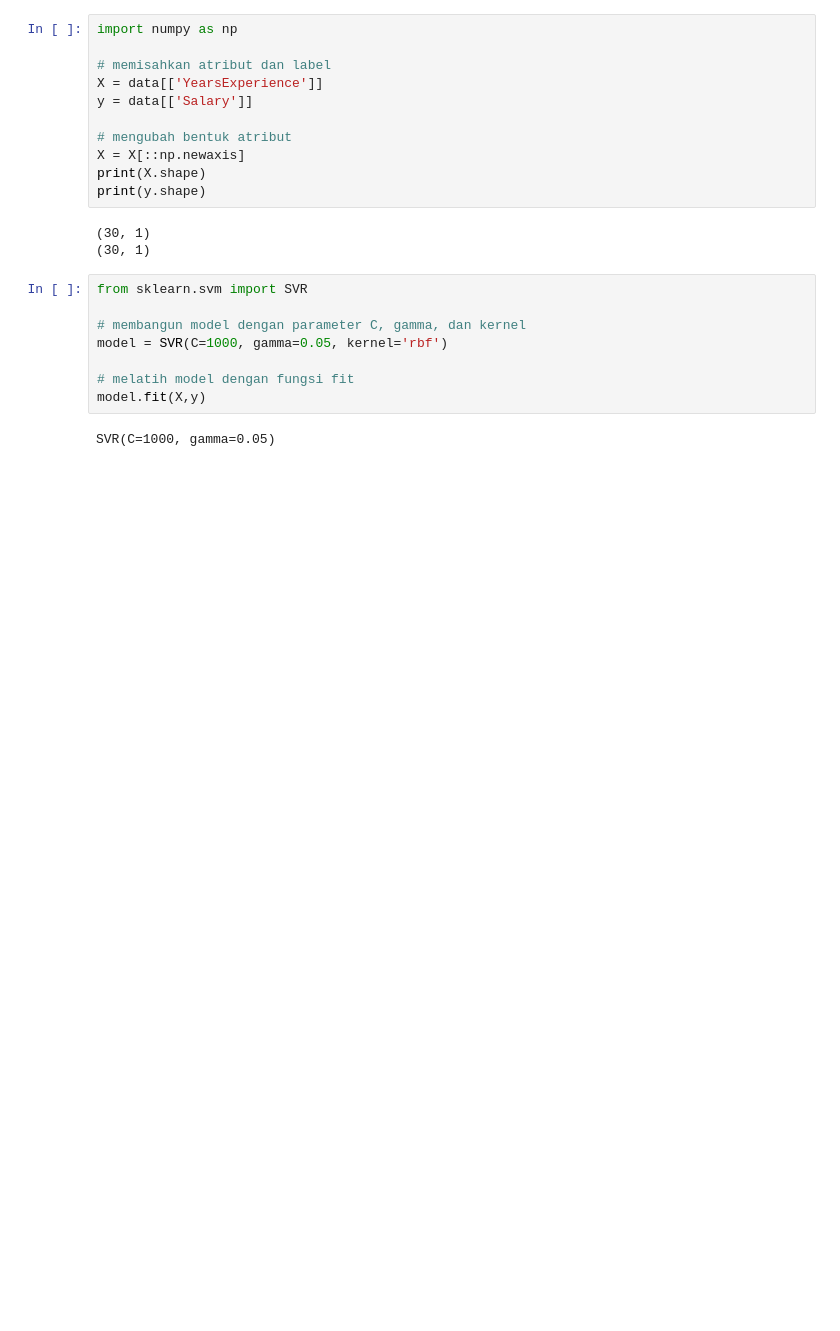
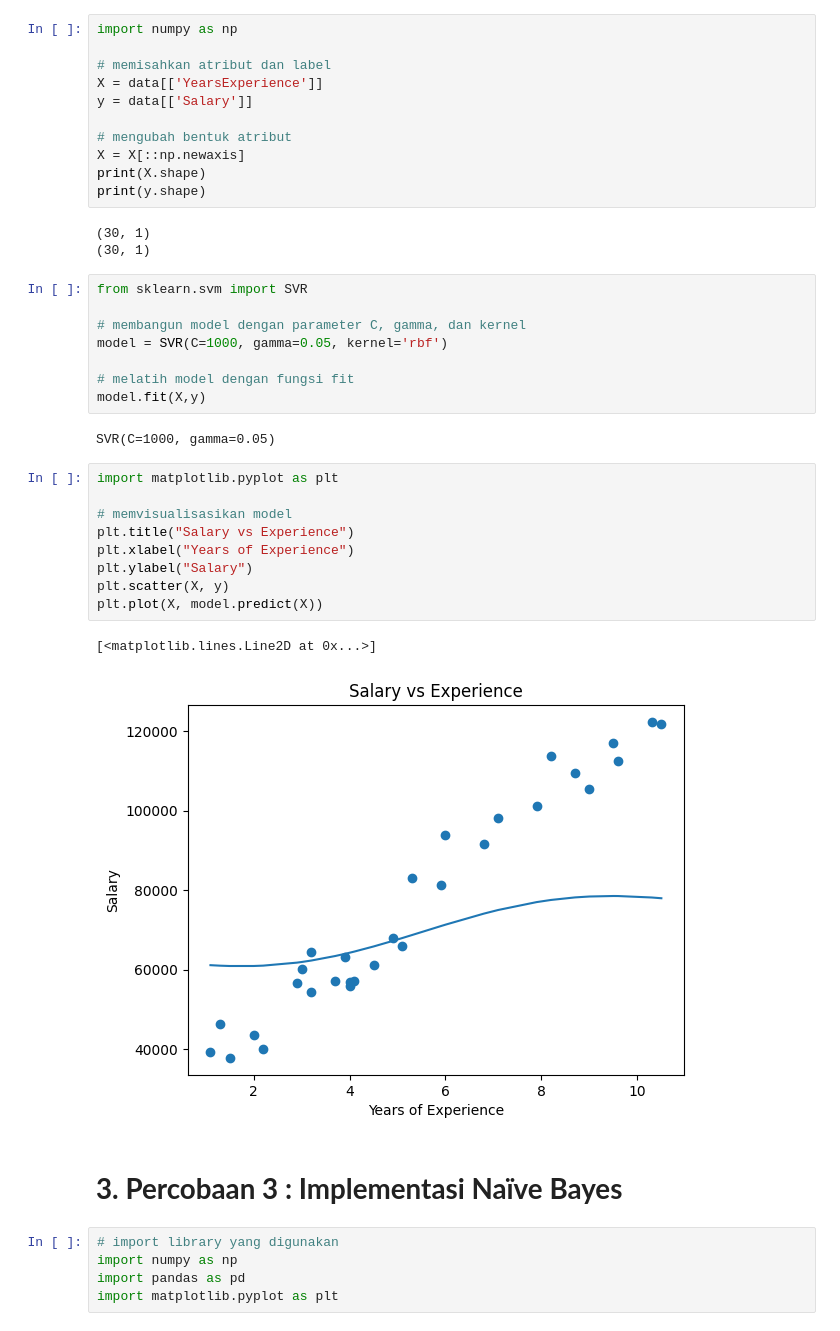
Before and after one commit to ImNotDanish05/2025_KC_TI-1A, a Jupyter notebook: P9_Supervise Learning - SVM dan Naive Bayes.ipynb, the cells around one changed output. Saved outputs shown, nothing was run; the diff lists cells and outputs as text; blank space fills up the shorter version.

```diff
--- a/P9_Supervise Learning - SVM dan Naive Bayes.ipynb
+++ b/P9_Supervise Learning - SVM dan Naive Bayes.ipynb
@@ -120,3 +120,22 @@ model = SVR(C=1000, gamma=0.05, kernel='rbf')
 model.fit(X,y)
 # %% [output]
 SVR(C=1000, gamma=0.05)
+# %%
+import matplotlib.pyplot as plt
+
+# memvisualisasikan model
+plt.title("Salary vs Experience")
+plt.xlabel("Years of Experience")
+plt.ylabel("Salary")
+plt.scatter(X, y)
+plt.plot(X, model.predict(X))
+# %% [output]
+[<matplotlib.lines.Line2D at 0x...>]
+[figure, added]
+# %% [markdown]
+# **3.	Percobaan 3 : Implementasi Naïve Bayes**
+# %%
+# import library yang digunakan
+import numpy as np
+import pandas as pd
+import matplotlib.pyplot as plt
```
Also changed, not shown: parts of 11 cells of this notebook.
